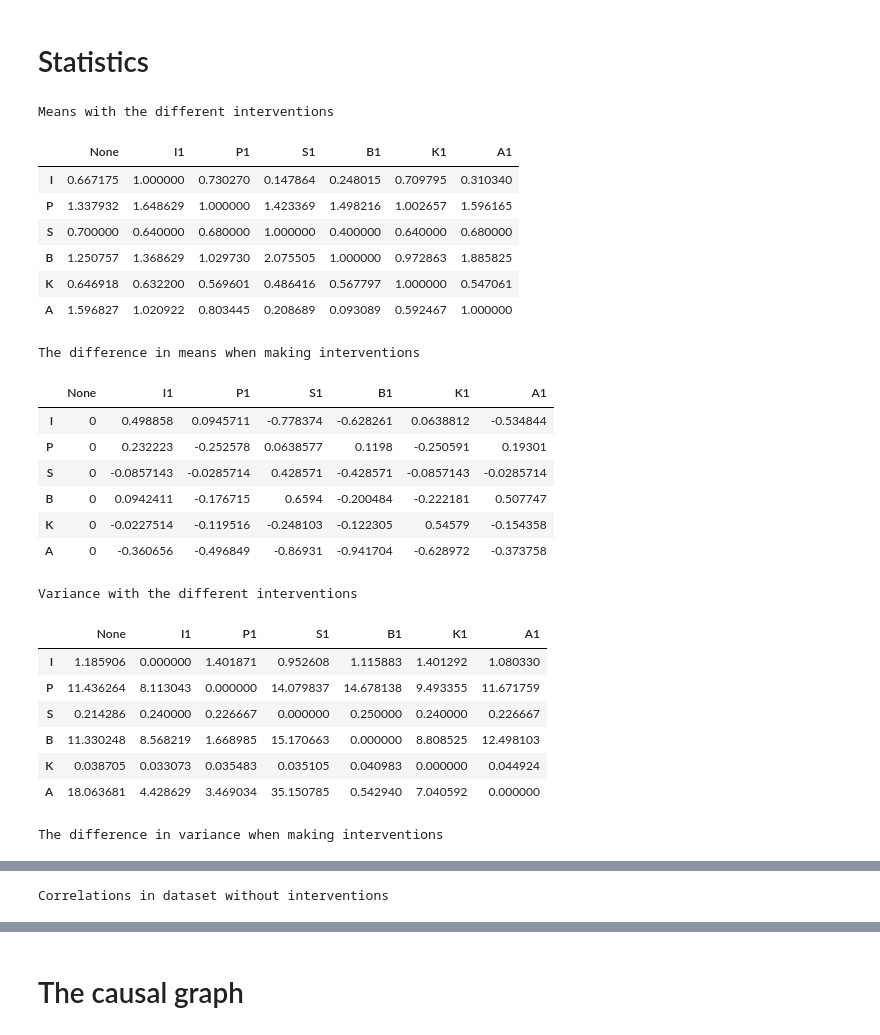
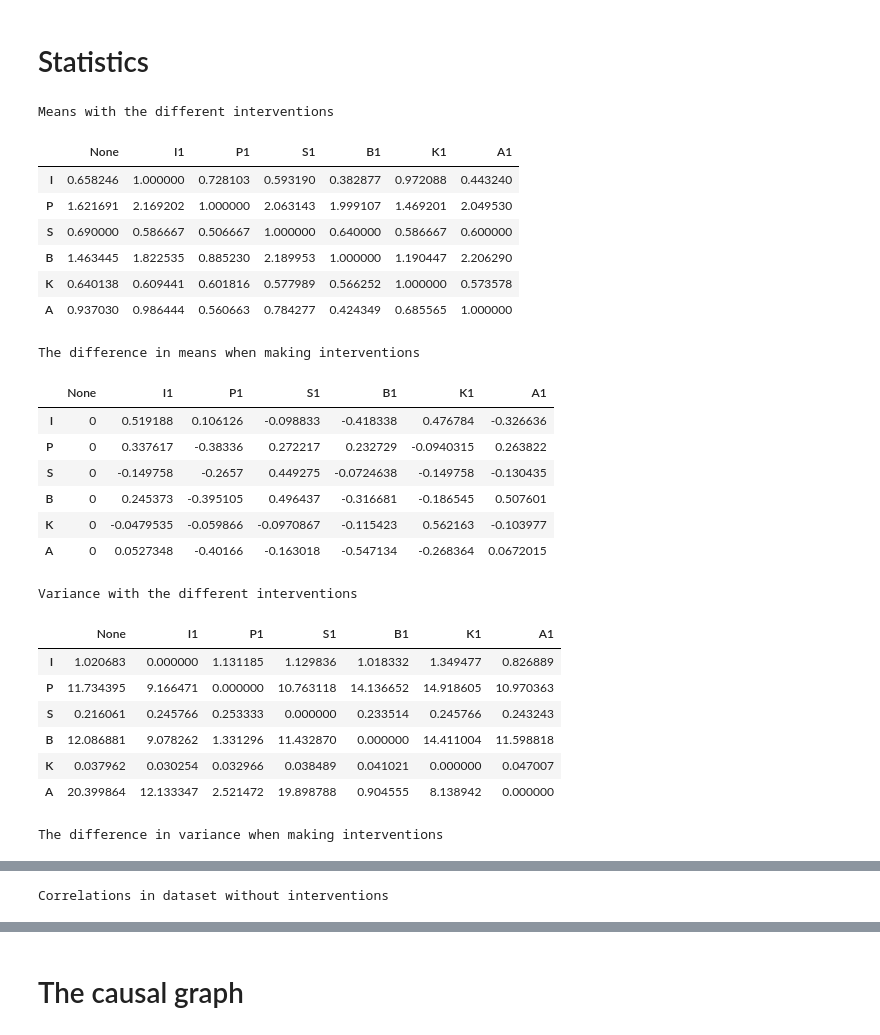
Before and after one commit to The-very-most-awesome-team-of-cool-kids/02463_Causality, a Jupyter notebook: Causality.ipynb, the cells around one changed output, grey strips where cells are left out. Drawn from its saved outputs; the diff is of its cells as text; code cells hidden in the pictures.

Commit message:
add data

```diff
--- a/Causality.ipynb
+++ b/Causality.ipynb
@@ -9,14 +9,35 @@ from IPython.display import display, HTML
 import networkx as nx
 # %%
 # Data with no interventions
-data_none = pd.read_csv("data/data_50.csv", index_col = 0)
-data_i1 = pd.read_csv("data/data_52.csv", index_col = 0)
-data_p1 = pd.read_csv("data/data_54.csv", index_col = 0)
-data_s1 = pd.read_csv("data/data_55.csv", index_col = 0)
-data_b1 = pd.read_csv("data/data_56.csv", index_col = 0)
-data_k1 = pd.read_csv("data/data_57.csv", index_col = 0)
-data_a1 = pd.read_csv("data/data_58.csv", index_col = 0)
 
-data_none.head()
+data1_none = pd.read_csv("data/data_50.csv", index_col = 0)
+data1_i1 = pd.read_csv("data/data_52.csv", index_col = 0)
+data1_p1 = pd.read_csv("data/data_54.csv", index_col = 0)
+data1_s1 = pd.read_csv("data/data_55.csv", index_col = 0)
+data1_b1 = pd.read_csv("data/data_56.csv", index_col = 0)
+data1_k1 = pd.read_csv("data/data_57.csv", index_col = 0)
+data1_a1 = pd.read_csv("data/data_58.csv", index_col = 0)
+
+data2_none = pd.read_csv("data/data_203.csv", index_col = 0)
+data2_i1 = pd.read_csv("data/data_204.csv", index_col = 0)
+data2_p1 = pd.read_csv("data/data_205.csv", index_col = 0)
+data2_s1 = pd.read_csv("data/data_206.csv", index_col = 0)
+data2_b1 = pd.read_csv("data/data_207.csv", index_col = 0)
+data2_k1 = pd.read_csv("data/data_208.csv", index_col = 0)
+data2_a1 = pd.read_csv("data/data_209.csv", index_col = 0)
+
+data_none = pd.concat((data1_none, data2_none))
+data_i1 = pd.concat((data1_i1, data2_i1))
+data_p1 = pd.concat((data1_p1, data2_p1))
+data_s1 = pd.concat((data1_s1, data2_s1))
+data_b1 = pd.concat((data1_b1, data2_b1))
+data_k1 = pd.concat((data1_k1, data2_k1))
+data_a1 = pd.concat((data1_a1, data2_a1))
+
+
+display(data_i1.head())
+
+display(data1_i1.loc[9, :])
+display(data2_i1.loc[9, :])
 # %% [output]
 |  | I | P | S | B | K | A |
@@ -44,61 +79,61 @@ print("\033[1mMeans with the different interventions\033[0m")
 display(means)
 
 mean_diff = means.sub(means["None"], axis = 0).divide(means["None"], axis = 0)
-diff_bound = .5
+diff_bound = .3
 
 print("\n\033[1mThe difference in means when making interventions\033[0m")
 mean_diff_marked = mean_diff.style.applymap(lambda x: 'background-color : yellow' if abs(x)>diff_bound else '')
 display(mean_diff_marked)
 
 no_var = data_none.var()
 i1_var = data_i1.var()
 p1_var = data_p1.var()
 s1_var = data_s1.var()
 b1_var = data_b1.var()
 k1_var = data_k1.var()
 a1_var = data_a1.var()
 
 var = pd.DataFrame(list(zip(no_var, i1_var, p1_var, s1_var, b1_var, k1_var, a1_var)),
              columns = ["None", "I1", "P1", "S1", "B1", "K1", "A1"], index = ["I", "P", "S", "B", "K", "A"])
 
 print("\033[1mVariance with the different interventions\033[0m")
 display(var)
 
 var_diff = var.sub(var["None"], axis = 0).divide(var["None"], axis = 0)
-diff_bound = .5
+diff_bound = .3
 
 print("\n\033[1mThe difference in variance when making interventions\033[0m")
 var_diff_marked = var_diff.style.applymap(lambda x: 'background-color : yellow' if abs(x)>diff_bound else '')
 display(var_diff_marked)
 
-corr_bound = .4
+corr_bound = .3
 print("\n\033[1mCorrelations in dataset without interventions\033[0m")
 corrs = data_none.corr().style.applymap(lambda x: 'background-color : yellow' if abs(x) > corr_bound else '')
 display(corrs)
 # %% [output]
 Means with the different interventions
 |  | None | I1 | P1 | S1 | B1 | K1 | A1 |
-| I | 0.667175 | 1.000000 | 0.730270 | 0.147864 | 0.248015 | 0.709795 | 0.310340 |
-| P | 1.337932 | 1.648629 | 1.000000 | 1.423369 | 1.498216 | 1.002657 | 1.596165 |
-| S | 0.700000 | 0.640000 | 0.680000 | 1.000000 | 0.400000 | 0.640000 | 0.680000 |
-| B | 1.250757 | 1.368629 | 1.029730 | 2.075505 | 1.000000 | 0.972863 | 1.885825 |
-| K | 0.646918 | 0.632200 | 0.569601 | 0.486416 | 0.567797 | 1.000000 | 0.547061 |
-| A | 1.596827 | 1.020922 | 0.803445 | 0.208689 | 0.093089 | 0.592467 | 1.000000 |
+| I | 0.658246 | 1.000000 | 0.728103 | 0.593190 | 0.382877 | 0.972088 | 0.443240 |
+| P | 1.621691 | 2.169202 | 1.000000 | 2.063143 | 1.999107 | 1.469201 | 2.049530 |
+| S | 0.690000 | 0.586667 | 0.506667 | 1.000000 | 0.640000 | 0.586667 | 0.600000 |
+| B | 1.463445 | 1.822535 | 0.885230 | 2.189953 | 1.000000 | 1.190447 | 2.206290 |
+| K | 0.640138 | 0.609441 | 0.601816 | 0.577989 | 0.566252 | 1.000000 | 0.573578 |
+| A | 0.937030 | 0.986444 | 0.560663 | 0.784277 | 0.424349 | 0.685565 | 1.000000 |
 The difference in means when making interventions
 |  | None | I1 | P1 | S1 | B1 | K1 | A1 |
-| I | 0 | 0.498858 | 0.0945711 | -0.778374 | -0.628261 | 0.0638812 | -0.534844 |
-| P | 0 | 0.232223 | -0.252578 | 0.0638577 | 0.1198 | -0.250591 | 0.19301 |
-| S | 0 | -0.0857143 | -0.0285714 | 0.428571 | -0.428571 | -0.0857143 | -0.0285714 |
-| B | 0 | 0.0942411 | -0.176715 | 0.6594 | -0.200484 | -0.222181 | 0.507747 |
-| K | 0 | -0.0227514 | -0.119516 | -0.248103 | -0.122305 | 0.54579 | -0.154358 |
-| A | 0 | -0.360656 | -0.496849 | -0.86931 | -0.941704 | -0.628972 | -0.373758 |
+| I | 0 | 0.519188 | 0.106126 | -0.098833 | -0.418338 | 0.476784 | -0.326636 |
+| P | 0 | 0.337617 | -0.38336 | 0.272217 | 0.232729 | -0.0940315 | 0.263822 |
+| S | 0 | -0.149758 | -0.2657 | 0.449275 | -0.0724638 | -0.149758 | -0.130435 |
+| B | 0 | 0.245373 | -0.395105 | 0.496437 | -0.316681 | -0.186545 | 0.507601 |
+| K | 0 | -0.0479535 | -0.059866 | -0.0970867 | -0.115423 | 0.562163 | -0.103977 |
+| A | 0 | 0.0527348 | -0.40166 | -0.163018 | -0.547134 | -0.268364 | 0.0672015 |
 Variance with the different interventions
 |  | None | I1 | P1 | S1 | B1 | K1 | A1 |
-| I | 1.185906 | 0.000000 | 1.401871 | 0.952608 | 1.115883 | 1.401292 | 1.080330 |
-| P | 11.436264 | 8.113043 | 0.000000 | 14.079837 | 14.678138 | 9.493355 | 11.671759 |
-| S | 0.214286 | 0.240000 | 0.226667 | 0.000000 | 0.250000 | 0.240000 | 0.226667 |
-| B | 11.330248 | 8.568219 | 1.668985 | 15.170663 | 0.000000 | 8.808525 | 12.498103 |
-| K | 0.038705 | 0.033073 | 0.035483 | 0.035105 | 0.040983 | 0.000000 | 0.044924 |
-| A | 18.063681 | 4.428629 | 3.469034 | 35.150785 | 0.542940 | 7.040592 | 0.000000 |
+| I | 1.020683 | 0.000000 | 1.131185 | 1.129836 | 1.018332 | 1.349477 | 0.826889 |
+| P | 11.734395 | 9.166471 | 0.000000 | 10.763118 | 14.136652 | 14.918605 | 10.970363 |
+| S | 0.216061 | 0.245766 | 0.253333 | 0.000000 | 0.233514 | 0.245766 | 0.243243 |
+| B | 12.086881 | 9.078262 | 1.331296 | 11.432870 | 0.000000 | 14.411004 | 11.598818 |
+| K | 0.037962 | 0.030254 | 0.032966 | 0.038489 | 0.041021 | 0.000000 | 0.047007 |
+| A | 20.399864 | 12.133347 | 2.521472 | 19.898788 | 0.904555 | 8.138942 | 0.000000 |
 The difference in variance when making interventions
 |  | None | I1 | P1 | S1 | B1 | K1 | A1 |
```
Also changed, not shown: parts of 6 cells of this notebook, 7 other files.
